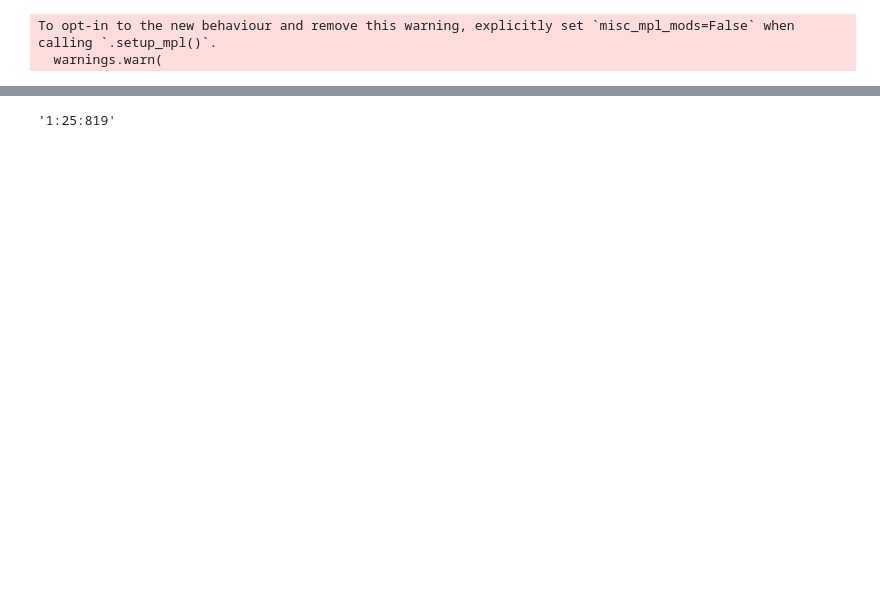
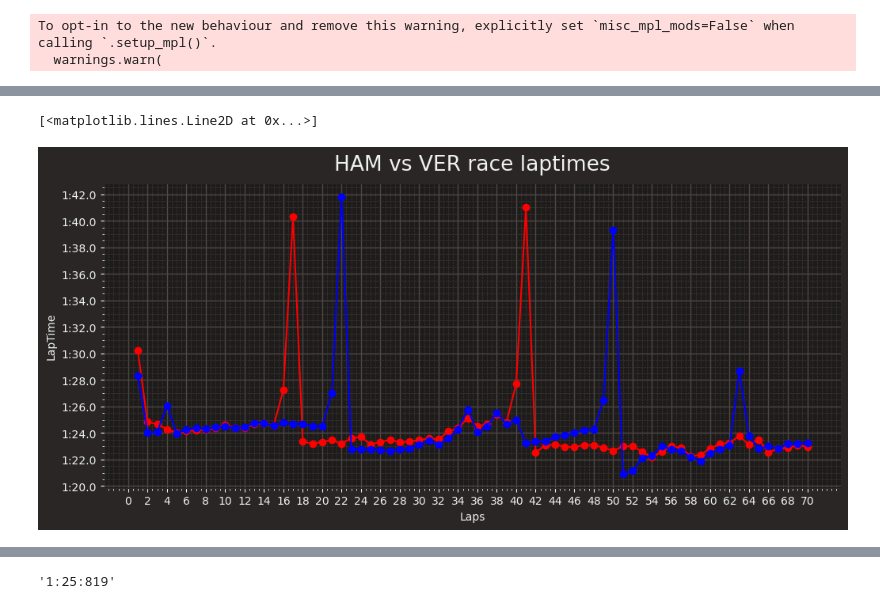
Before and after one commit to Izor12/F1_data, a Jupyter notebook: Untitled.ipynb, the cells around one changed output, grey strips where cells are left out. Drawn from its saved outputs; the diff is of its cells as text; code cells hidden in the pictures; blank space fills up the shorter version.

```diff
--- a/Untitled.ipynb
+++ b/Untitled.ipynb
@@ -37,0 +96,12 @@ AttributeError: 'Session' object has no attribute 'pick_quicklaps'
+# %%
+
+fig, axes = plt.subplots(figsize=(12,5))
+axes.set_ylabel("LapTime")
+axes.set_xlabel("Laps")
+axes.set_title("{} vs {} race laptimes".format("HAM","VER"))
+axes.set_xticks(np.arange(0,race.total_laps+1,2) )
+axes.plot(ham_lap["LapNumber"],ham_lap["LapTime"],"ro-",label = "NOR")
+axes.plot(ver_lap["LapNumber"],ver_lap["LapTime"],"bo-",label = "LEC")
+# %% [output]
+[<matplotlib.lines.Line2D at 0x...>]
+[figure, added]
```
Also changed, not shown: parts of 10 cells of this notebook, 1 other file.
